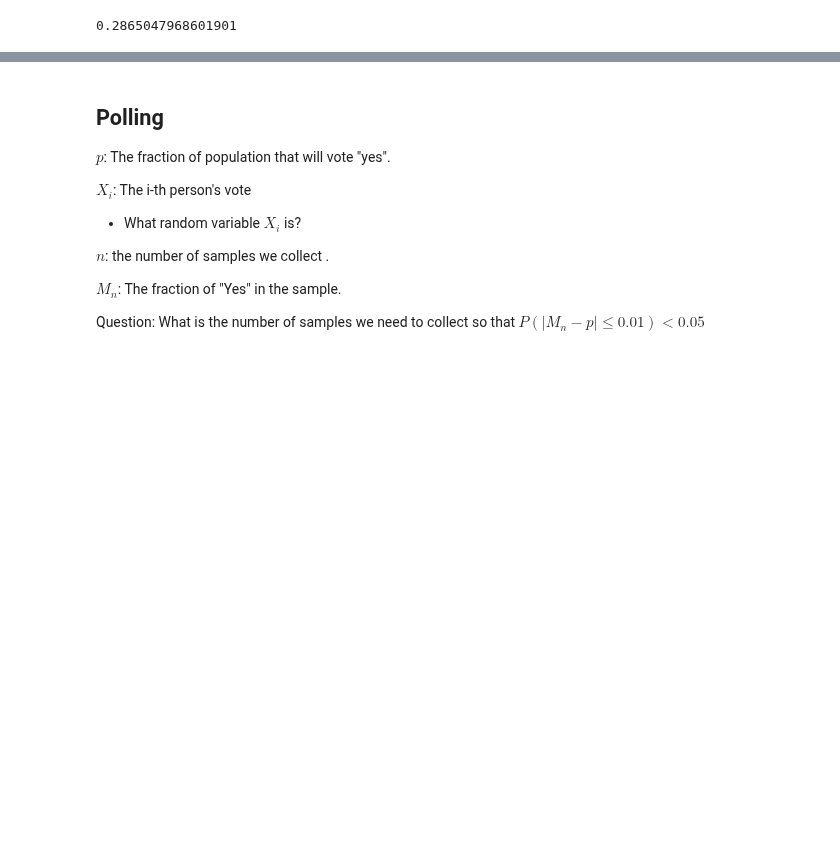
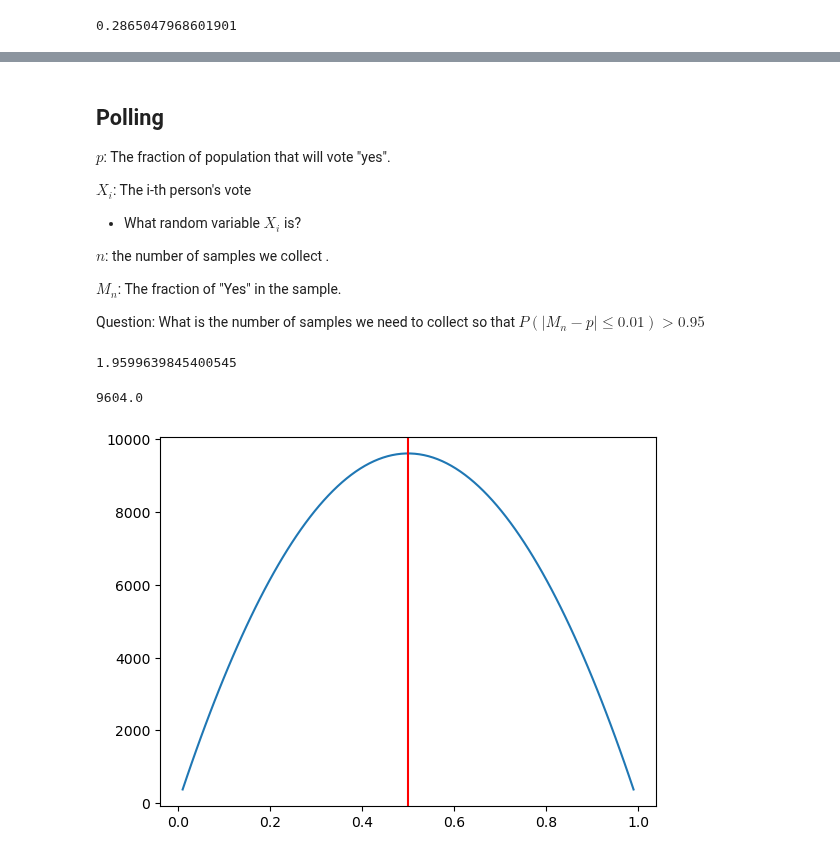
Before and after one commit to tyler-ruble/eel3850S25, a Jupyter notebook: lectures/lecture08-CenterLimitTheorem/lecture08-CLT-in-class-edits.ipynb, the cells around one changed output, grey strips where cells are left out. Cells and saved outputs as stored; diff of their text form; code cells hidden in the pictures; blank space fills up the shorter version.

```diff
--- a/lectures/lecture08-CenterLimitTheorem/lecture08-CLT-in-class-edits.ipynb
+++ b/lectures/lecture08-CenterLimitTheorem/lecture08-CLT-in-class-edits.ipynb
@@ -198,6 +194,22 @@ $n$: the number of samples we collect .
 $M_n$: The fraction of "Yes" in the sample.
 
 Question: What is the number of samples we need to collect so that
-$P(|M_n- p|\le 0.01)<0.05$
+$P(|M_n- p|\le 0.01)>0.95$
+# %%
+G0 = stats.norm()
+d =G0.isf(0.025) #P(G0>d)<0.025
+d
+# %% [output]
+1.9599639845400545
 # %%
 # FIND THE NUMBER OF SAMPLES.
+# %%
+p_value = np.linspace(0.01, 0.99, 100)
+n_value = (1.96/0.01 * np.sqrt(p_value*(1- p_value)))**2
+plt.plot(p_value, n_value)
+plt.axvline(x=0.5, color= 'r', label="max at p=0.5")
+n_max = (1.96/0.01 * np.sqrt(0.5*(1- 0.5)))**2
+n_max
+# %% [output]
+9604.0
+[figure, added]
```
Also changed, not shown: parts of 4 cells of this notebook, 1 other file.
